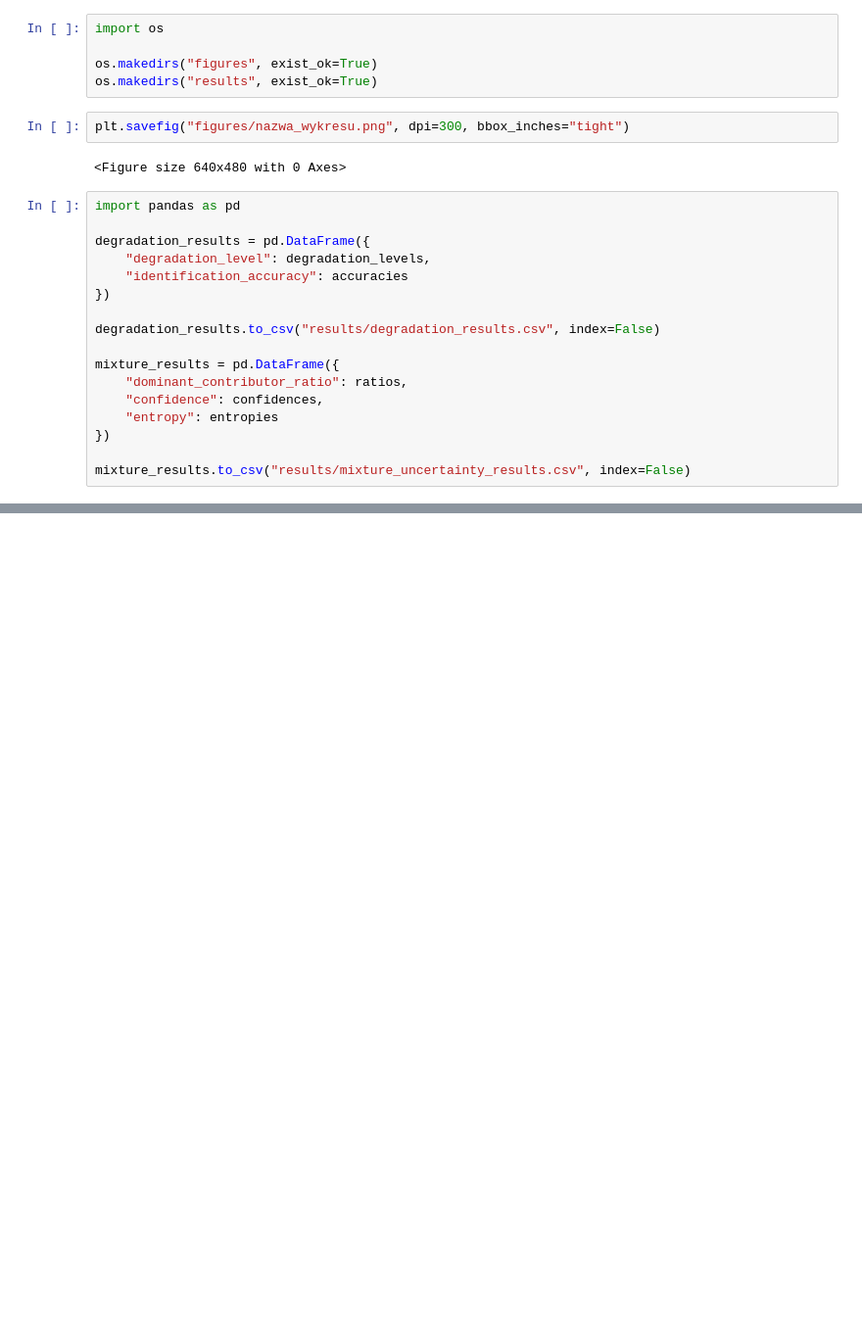
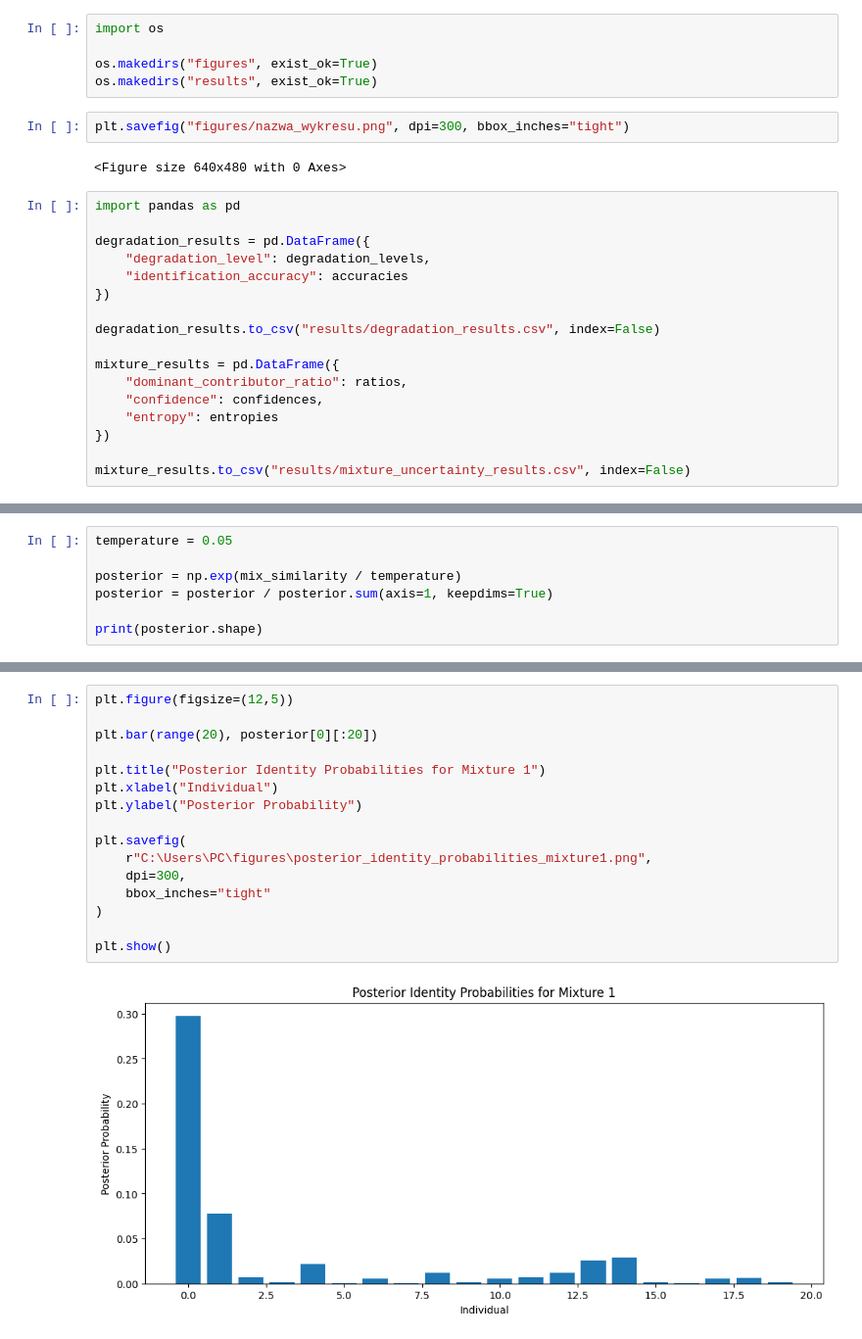
Before and after one commit to ag48665/genomic_identification, a Jupyter notebook: notebooks/genomic_identification.ipynb, the cells around one changed output, grey strips where cells are left out. Shown at 98% size. Saved outputs shown, nothing was run; the diff lists cells and outputs as text; blank space fills up the shorter version.

```diff
--- a/notebooks/genomic_identification.ipynb
+++ b/notebooks/genomic_identification.ipynb
@@ -453,0 +465,7 @@ mixture_results.to_csv("results/mixture_uncertainty_results.csv", index=False)
+# %%
+temperature = 0.05
+
+posterior = np.exp(mix_similarity / temperature)
+posterior = posterior / posterior.sum(axis=1, keepdims=True)
+
+print(posterior.shape)
@@ -453,0 +487,18 @@ mixture_results.to_csv("results/mixture_uncertainty_results.csv", index=False)
+# %%
+plt.figure(figsize=(12,5))
+
+plt.bar(range(20), posterior[0][:20])
+
+plt.title("Posterior Identity Probabilities for Mixture 1")
+plt.xlabel("Individual")
+plt.ylabel("Posterior Probability")
+
+plt.savefig(
+    r"C:\Users\PC\figures\posterior_identity_probabilities_mixture1.png",
+    dpi=300,
+    bbox_inches="tight"
+)
+
+plt.show()
+# %% [output]
+[figure, added]
```
Also changed, not shown: parts of 45 cells of this notebook.
